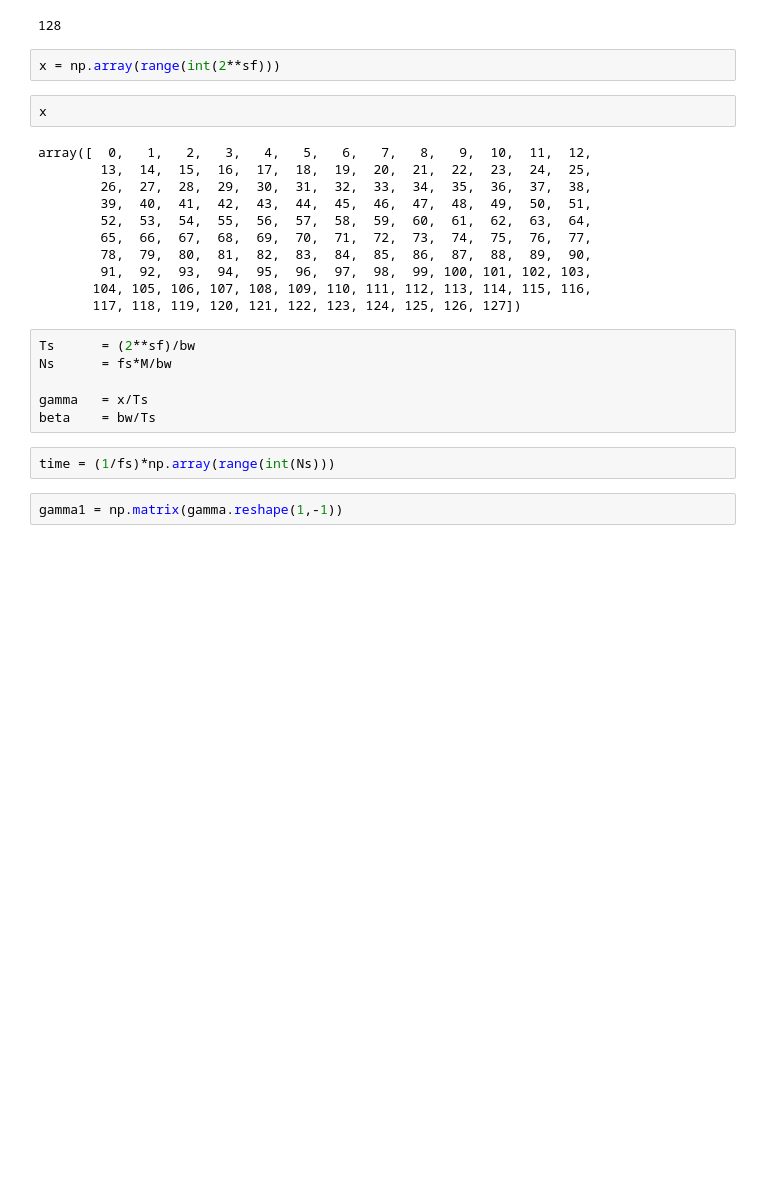
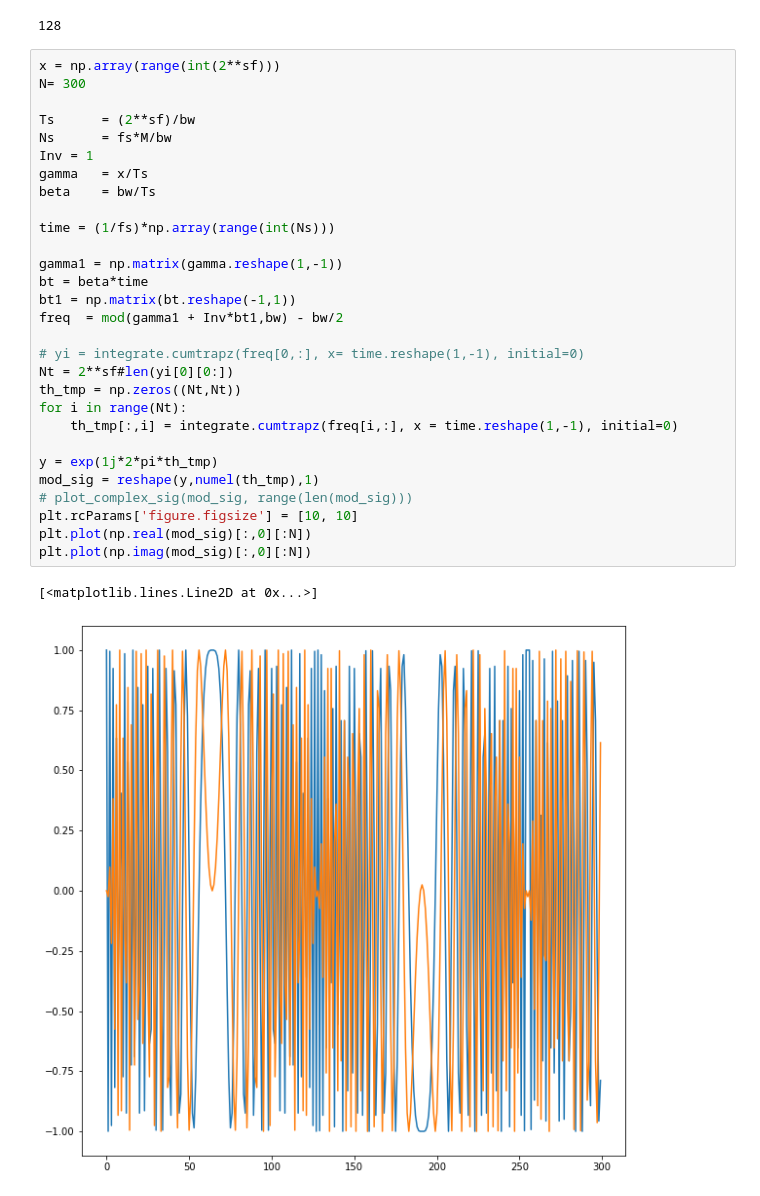
Before and after one commit to senthilkumarl87/lora, a Jupyter notebook: lora.ipynb, the cells around one changed output. Saved outputs shown, nothing was run; the diff lists cells and outputs as text; blank space fills up the shorter version.

```diff
--- a/lora.ipynb
+++ b/lora.ipynb
@@ -46,29 +43,36 @@ plt.plot(t,np.imag(sig), 'g')
 len(sig)
 # %% [output]
 128
-# %%
-x = np.array(range(int(2**sf)))
-# %%
-x
-# %% [output]
-array([  0,   1,   2,   3,   4,   5,   6,   7,   8,   9,  10,  11,  12,
-        13,  14,  15,  16,  17,  18,  19,  20,  21,  22,  23,  24,  25,
-        26,  27,  28,  29,  30,  31,  32,  33,  34,  35,  36,  37,  38,
-        39,  40,  41,  42,  43,  44,  45,  46,  47,  48,  49,  50,  51,
-        52,  53,  54,  55,  56,  57,  58,  59,  60,  61,  62,  63,  64,
-        65,  66,  67,  68,  69,  70,  71,  72,  73,  74,  75,  76,  77,
-        78,  79,  80,  81,  82,  83,  84,  85,  86,  87,  88,  89,  90,
-        91,  92,  93,  94,  95,  96,  97,  98,  99, 100, 101, 102, 103,
-       104, 105, 106, 107, 108, 109, 110, 111, 112, 113, 114, 115, 116,
-       117, 118, 119, 120, 121, 122, 123, 124, 125, 126, 127])
-# %%
-Ts      = (2**sf)/bw
-Ns      = fs*M/bw
-
-gamma   = x/Ts
-beta    = bw/Ts
-# %%
-time = (1/fs)*np.array(range(int(Ns)))
-# %%
-gamma1 = np.matrix(gamma.reshape(1,-1))
+# %%
+x = np.array(range(int(2**sf)))
+N= 300
+
+Ts      = (2**sf)/bw
+Ns      = fs*M/bw
+Inv = 1
+gamma   = x/Ts
+beta    = bw/Ts
+
+time = (1/fs)*np.array(range(int(Ns)))
+
+gamma1 = np.matrix(gamma.reshape(1,-1))
+bt = beta*time
+bt1 = np.matrix(bt.reshape(-1,1))
+freq  = mod(gamma1 + Inv*bt1,bw) - bw/2
+
+# yi = integrate.cumtrapz(freq[0,:], x= time.reshape(1,-1), initial=0)
+Nt = 2**sf#len(yi[0][0:])
+th_tmp = np.zeros((Nt,Nt))
+for i in range(Nt):
+    th_tmp[:,i] = integrate.cumtrapz(freq[i,:], x = time.reshape(1,-1), initial=0)
+
+y = exp(1j*2*pi*th_tmp)
+mod_sig = reshape(y,numel(th_tmp),1)
+# plot_complex_sig(mod_sig, range(len(mod_sig)))
+plt.rcParams['figure.figsize'] = [10, 10]
+plt.plot(np.real(mod_sig)[:,0][:N])
+plt.plot(np.imag(mod_sig)[:,0][:N])
+# %% [output]
+[<matplotlib.lines.Line2D at 0x...>]
+[figure, added]
 # %%
```
Also changed, not shown: parts of 26 cells of this notebook.
